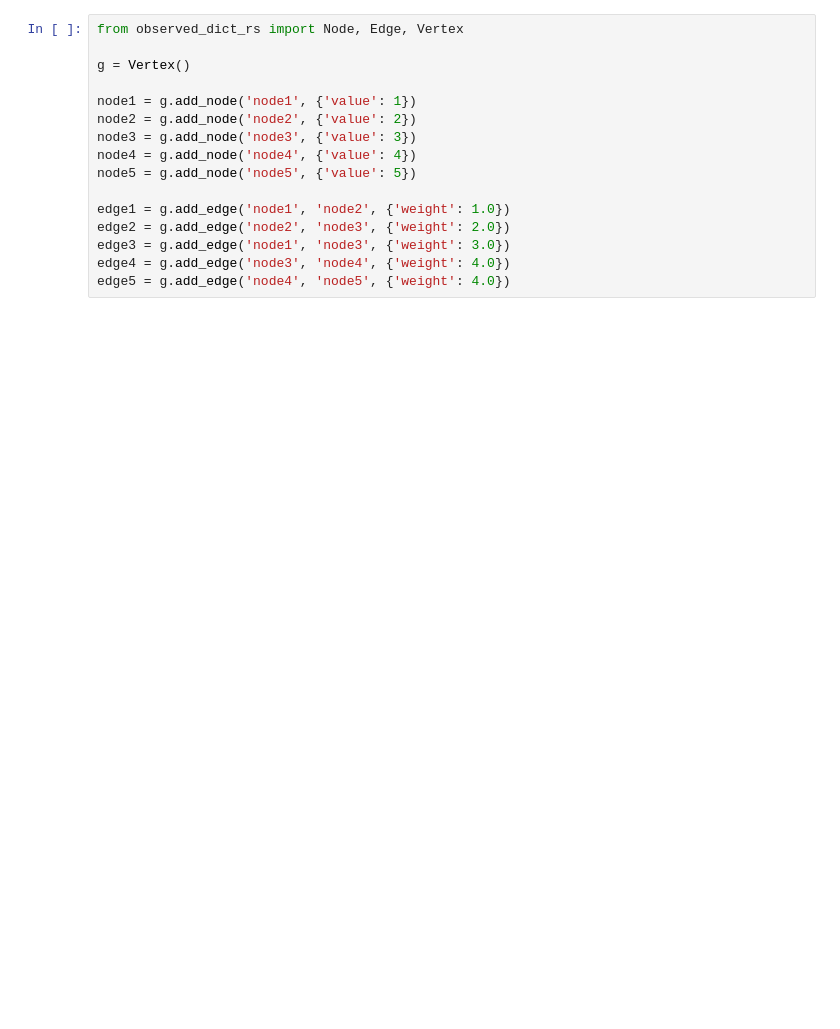
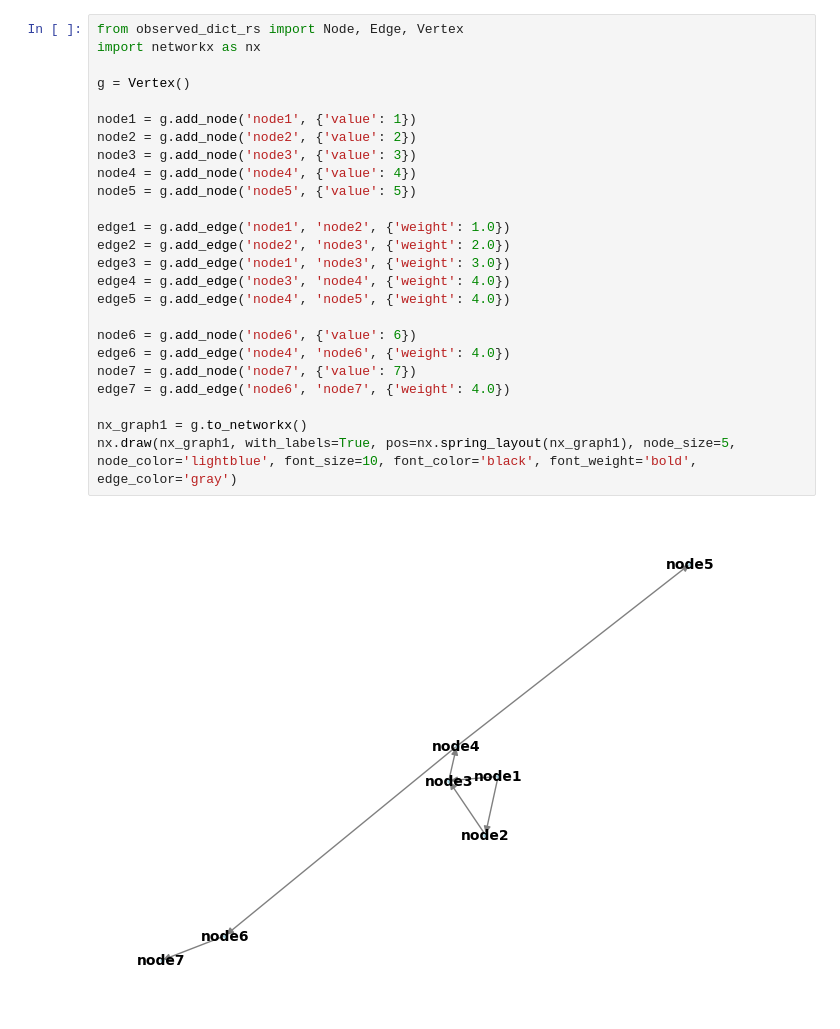
Before and after one commit to p-sodmann/Ironweaver, a Jupyter notebook: examples/example_usage.ipynb, the cells around one changed output. Drawn from its saved outputs; the diff is of its cells as text; blank space fills up the shorter version.

```diff
--- a/examples/example_usage.ipynb
+++ b/examples/example_usage.ipynb
@@ -1,16 +1,27 @@
 # %%
 from observed_dict_rs import Node, Edge, Vertex
+import networkx as nx
 
 g = Vertex()
 
 node1 = g.add_node('node1', {'value': 1})
 node2 = g.add_node('node2', {'value': 2})
 node3 = g.add_node('node3', {'value': 3})
 node4 = g.add_node('node4', {'value': 4})
 node5 = g.add_node('node5', {'value': 5})
 
 edge1 = g.add_edge('node1', 'node2', {'weight': 1.0})
 edge2 = g.add_edge('node2', 'node3', {'weight': 2.0})
 edge3 = g.add_edge('node1', 'node3', {'weight': 3.0})
 edge4 = g.add_edge('node3', 'node4', {'weight': 4.0})
 edge5 = g.add_edge('node4', 'node5', {'weight': 4.0})
+
+node6 = g.add_node('node6', {'value': 6})
+edge6 = g.add_edge('node4', 'node6', {'weight': 4.0})
+node7 = g.add_node('node7', {'value': 7})
+edge7 = g.add_edge('node6', 'node7', {'weight': 4.0})
+
+nx_graph1 = g.to_networkx()
+nx.draw(nx_graph1, with_labels=True, pos=nx.spring_layout(nx_graph1), node_size=5, node_color='lightblue', font_size=10, font_color='black', font_weight='bold', edge_color='gray')
+# %% [output]
+[figure, added]
```
Also changed, not shown: parts of 18 cells of this notebook, 8 other files.
